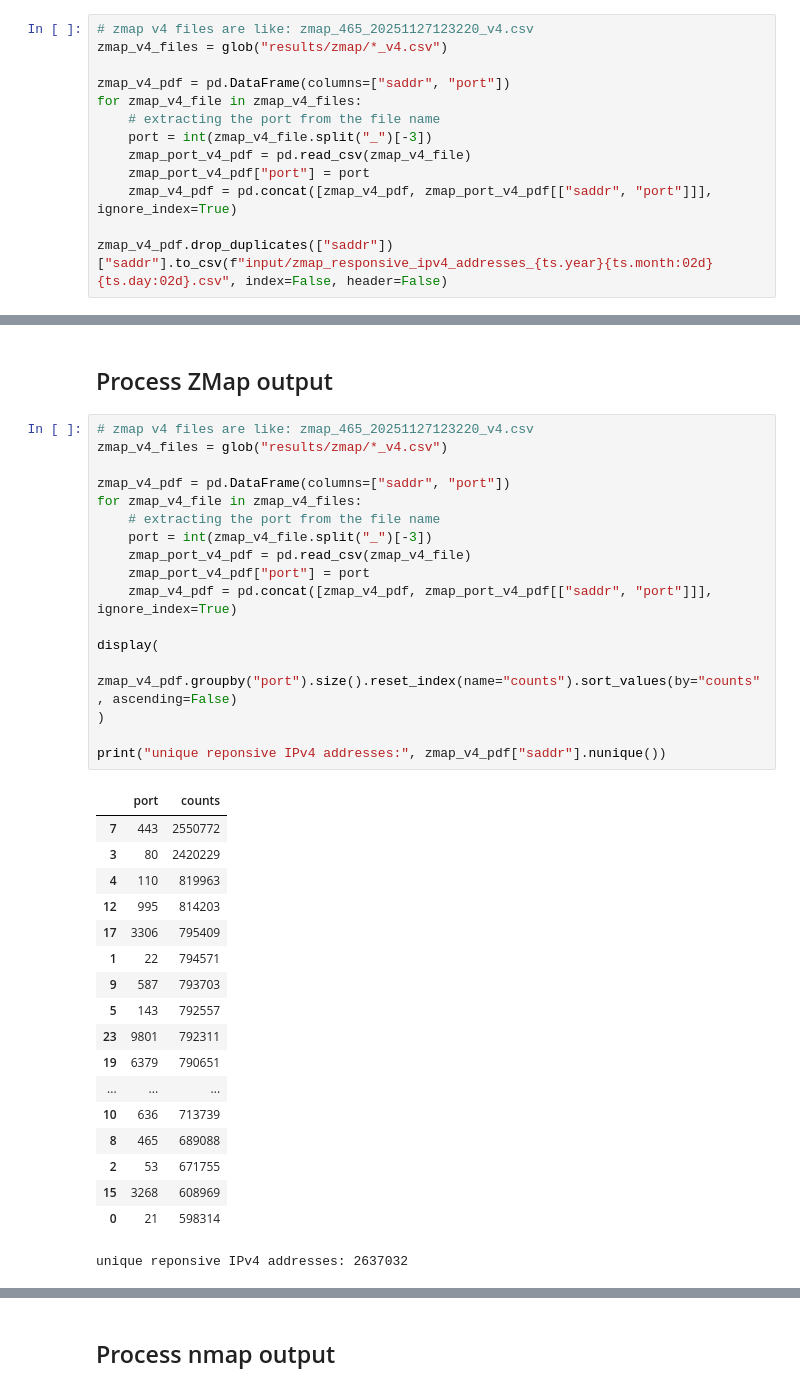
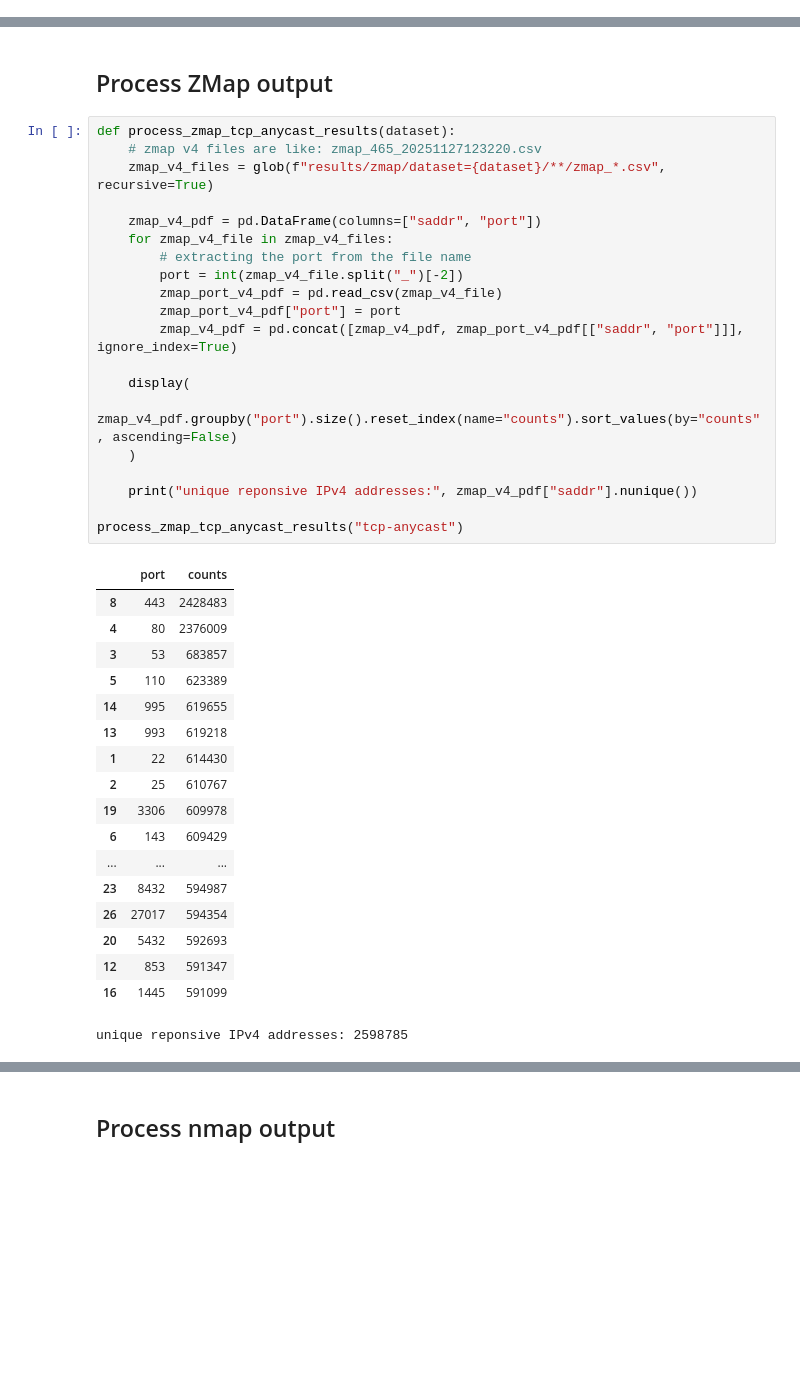
Before and after one commit to gustavoluvizotto/anycast-service-discovery, a Jupyter notebook: measurements/process_input_output.ipynb, the cells around one changed output, grey strips where cells are left out. Saved outputs shown, nothing was run; the diff lists cells and outputs as text; blank space fills up the shorter version.

```diff
--- a/measurements/process_input_output.ipynb
+++ b/measurements/process_input_output.ipynb
@@ -97,13 +130,0 @@ ts = datetime(2025, 11, 27)  # date when ZMap scan was done
-# %%
-# zmap v4 files are like: zmap_465_20251127123220_v4.csv
-zmap_v4_files = glob("results/zmap/*_v4.csv")
-
-zmap_v4_pdf = pd.DataFrame(columns=["saddr", "port"])
-for zmap_v4_file in zmap_v4_files:
-    # extracting the port from the file name
-    port = int(zmap_v4_file.split("_")[-3])
-    zmap_port_v4_pdf = pd.read_csv(zmap_v4_file)
-    zmap_port_v4_pdf["port"] = port
-    zmap_v4_pdf = pd.concat([zmap_v4_pdf, zmap_port_v4_pdf[["saddr", "port"]]], ignore_index=True)
-
-zmap_v4_pdf.drop_duplicates(["saddr"])["saddr"].to_csv(f"input/zmap_responsive_ipv4_addresses_{ts.year}{ts.month:02d}{ts.day:02d}.csv", index=False, header=False)
@@ -207,38 +233,41 @@ responsive_ipv6_pdf["ipv6"].to_csv(f"input/responsive_anycast_ipv6_addresses_{ts
 # %% [markdown]
 ## Process ZMap output
 # %%
-# zmap v4 files are like: zmap_465_20251127123220_v4.csv
-zmap_v4_files = glob("results/zmap/*_v4.csv")
+def process_zmap_tcp_anycast_results(dataset):
+    # zmap v4 files are like: zmap_465_20251127123220.csv
+    zmap_v4_files = glob(f"results/zmap/dataset={dataset}/**/zmap_*.csv", recursive=True)
 
-zmap_v4_pdf = pd.DataFrame(columns=["saddr", "port"])
-for zmap_v4_file in zmap_v4_files:
-    # extracting the port from the file name
-    port = int(zmap_v4_file.split("_")[-3])
-    zmap_port_v4_pdf = pd.read_csv(zmap_v4_file)
-    zmap_port_v4_pdf["port"] = port
-    zmap_v4_pdf = pd.concat([zmap_v4_pdf, zmap_port_v4_pdf[["saddr", "port"]]], ignore_index=True)
+    zmap_v4_pdf = pd.DataFrame(columns=["saddr", "port"])
+    for zmap_v4_file in zmap_v4_files:
+        # extracting the port from the file name
+        port = int(zmap_v4_file.split("_")[-2])
+        zmap_port_v4_pdf = pd.read_csv(zmap_v4_file)
+        zmap_port_v4_pdf["port"] = port
+        zmap_v4_pdf = pd.concat([zmap_v4_pdf, zmap_port_v4_pdf[["saddr", "port"]]], ignore_index=True)
 
-display(
-    zmap_v4_pdf.groupby("port").size().reset_index(name="counts").sort_values(by="counts", ascending=False)
-)
+    display(
+        zmap_v4_pdf.groupby("port").size().reset_index(name="counts").sort_values(by="counts", ascending=False)
+    )
 
-print("unique reponsive IPv4 addresses:", zmap_v4_pdf["saddr"].nunique())
+    print("unique reponsive IPv4 addresses:", zmap_v4_pdf["saddr"].nunique())
+
+process_zmap_tcp_anycast_results("tcp-anycast")
 # %% [output]
 |  | port | counts |
-| 7 | 443 | 2550772 |
-| 3 | 80 | 2420229 |
-| 4 | 110 | 819963 |
-| 12 | 995 | 814203 |
-| 17 | 3306 | 795409 |
-| 1 | 22 | 794571 |
-| 9 | 587 | 793703 |
-| 5 | 143 | 792557 |
-| 23 | 9801 | 792311 |
-| 19 | 6379 | 790651 |
+| 8 | 443 | 2428483 |
+| 4 | 80 | 2376009 |
+| 3 | 53 | 683857 |
+| 5 | 110 | 623389 |
+| 14 | 995 | 619655 |
+| 13 | 993 | 619218 |
+| 1 | 22 | 614430 |
+| 2 | 25 | 610767 |
+| 19 | 3306 | 609978 |
+| 6 | 143 | 609429 |
 | ... | ... | ... |
-| 10 | 636 | 713739 |
-| 8 | 465 | 689088 |
-| 2 | 53 | 671755 |
-| 15 | 3268 | 608969 |
-| 0 | 21 | 598314 |
+| 23 | 8432 | 594987 |
+| 26 | 27017 | 594354 |
+| 20 | 5432 | 592693 |
+| 12 | 853 | 591347 |
+| 16 | 1445 | 591099 |
-unique reponsive IPv4 addresses: 2637032
+unique reponsive IPv4 addresses: 2598785
```
Also changed, not shown: parts of 15 cells of this notebook.
